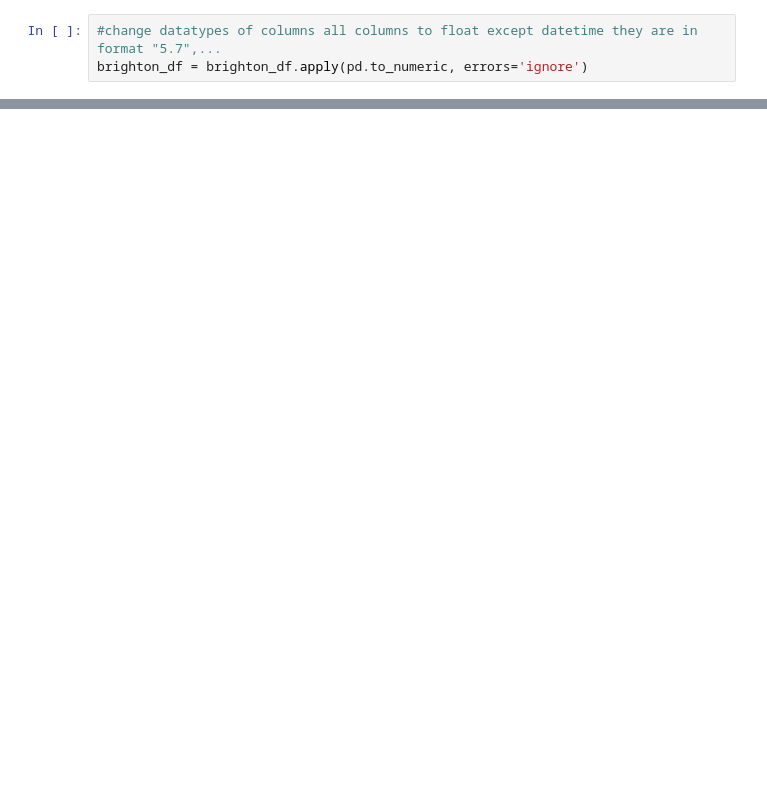
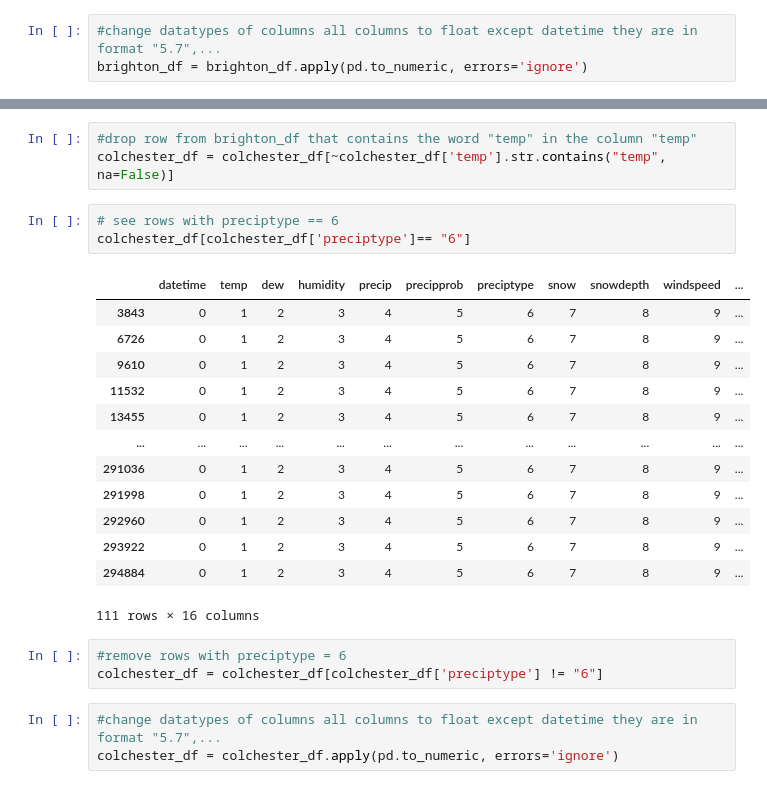
Before and after one commit to aa01753039/AI-WindForecast-Colchester, a Jupyter notebook: data_exploration.ipynb, the cells around one changed output, grey strips where cells are left out. Cells and saved outputs as stored; diff of their text form; blank space fills up the shorter version.

```diff
--- a/data_exploration.ipynb
+++ b/data_exploration.ipynb
@@ -83,0 +313,26 @@ brighton_df.describe()
+# %%
+#drop row from brighton_df that contains the word "temp" in the column "temp"
+colchester_df = colchester_df[~colchester_df['temp'].str.contains("temp", na=False)]
+# %%
+# see rows with preciptype == 6
+colchester_df[colchester_df['preciptype']== "6"]
+# %% [output]
+|  | datetime | temp | dew | humidity | precip | precipprob | preciptype | snow | snowdepth | windspeed | ... |
+| 3843 | 0 | 1 | 2 | 3 | 4 | 5 | 6 | 7 | 8 | 9 | ... |
+| 6726 | 0 | 1 | 2 | 3 | 4 | 5 | 6 | 7 | 8 | 9 | ... |
+| 9610 | 0 | 1 | 2 | 3 | 4 | 5 | 6 | 7 | 8 | 9 | ... |
+| 11532 | 0 | 1 | 2 | 3 | 4 | 5 | 6 | 7 | 8 | 9 | ... |
+| 13455 | 0 | 1 | 2 | 3 | 4 | 5 | 6 | 7 | 8 | 9 | ... |
+| ... | ... | ... | ... | ... | ... | ... | ... | ... | ... | ... | ... |
+| 291036 | 0 | 1 | 2 | 3 | 4 | 5 | 6 | 7 | 8 | 9 | ... |
+| 291998 | 0 | 1 | 2 | 3 | 4 | 5 | 6 | 7 | 8 | 9 | ... |
+| 292960 | 0 | 1 | 2 | 3 | 4 | 5 | 6 | 7 | 8 | 9 | ... |
+| 293922 | 0 | 1 | 2 | 3 | 4 | 5 | 6 | 7 | 8 | 9 | ... |
+| 294884 | 0 | 1 | 2 | 3 | 4 | 5 | 6 | 7 | 8 | 9 | ... |
+111 rows × 16 columns
+# %%
+#remove rows with preciptype = 6
+colchester_df = colchester_df[colchester_df['preciptype'] != "6"]
+# %%
+#change datatypes of columns all columns to float except datetime they are in format "5.7",...
+colchester_df = colchester_df.apply(pd.to_numeric, errors='ignore')
```
Also changed, not shown: parts of 36 cells of this notebook, 3 other files.
